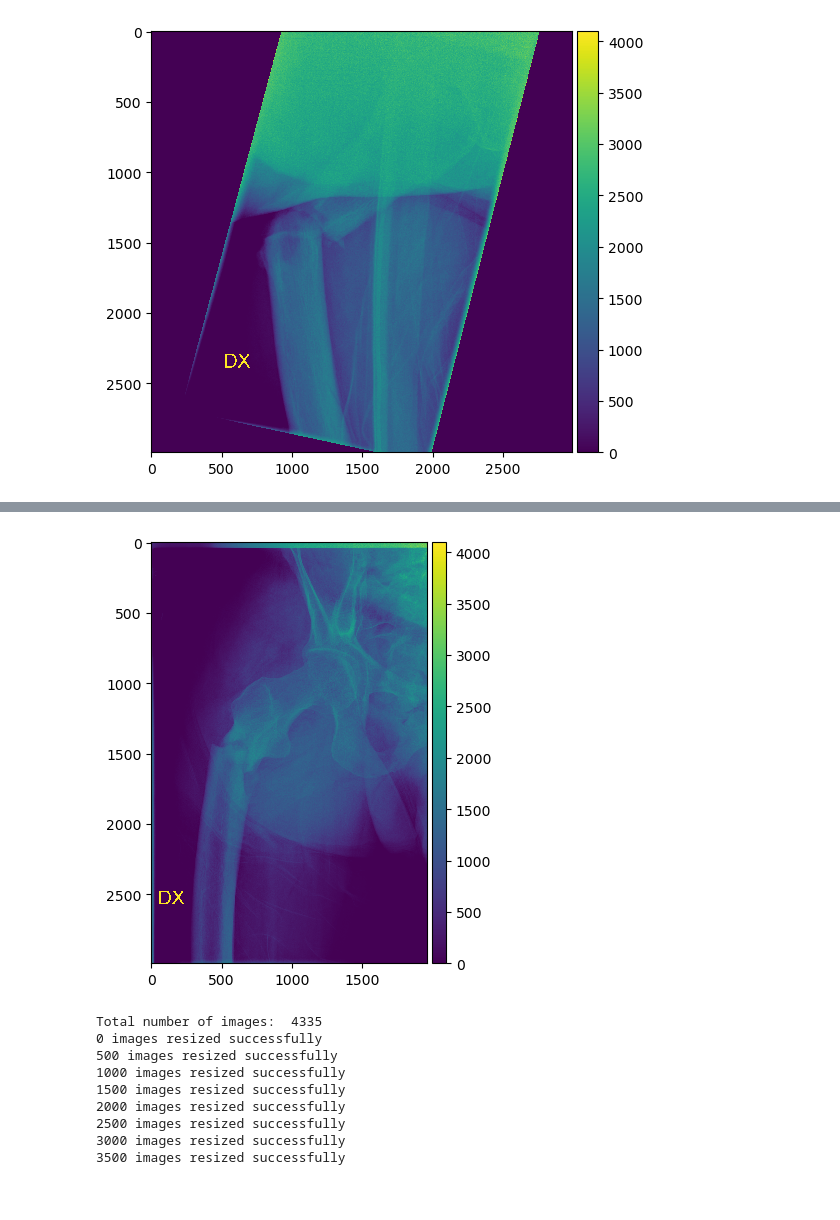
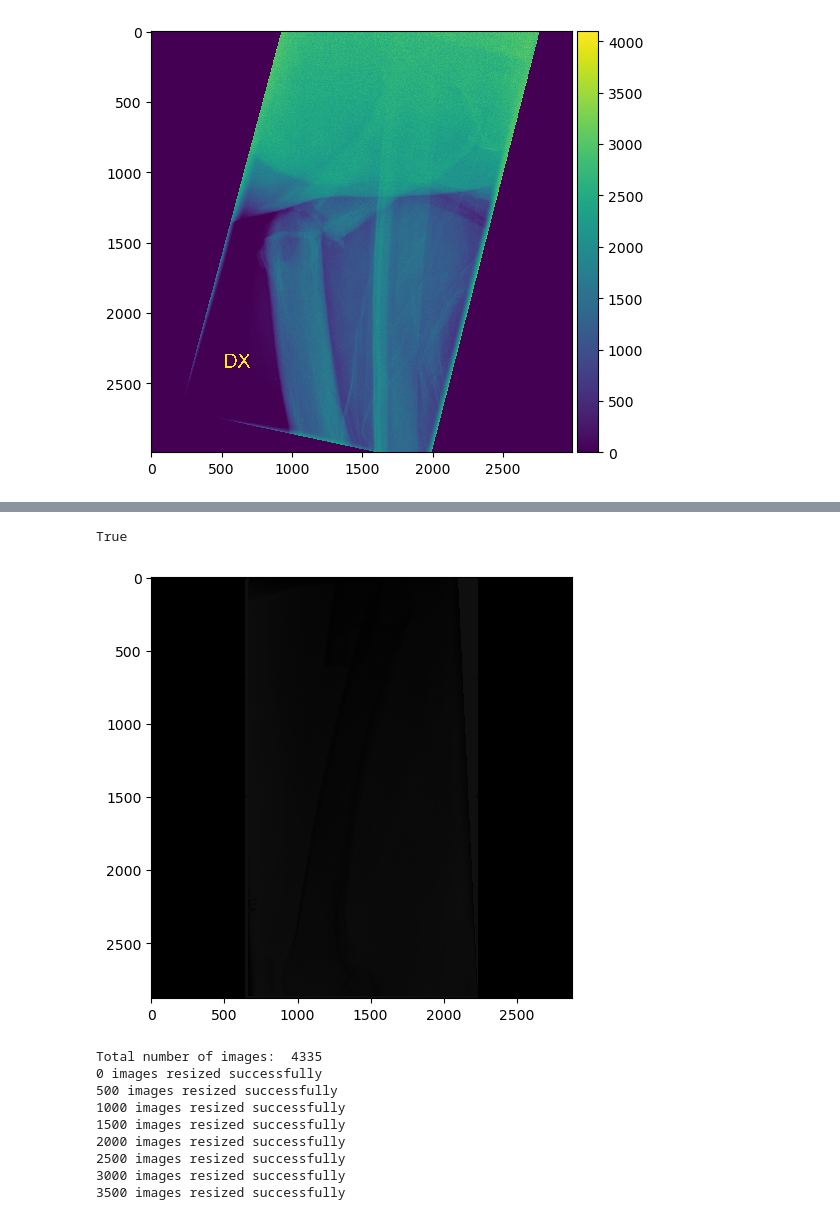
Before and after one commit to chayansraj/Vision-Transformer-Research, a Jupyter notebook: image_analysis.ipynb, the cells around one changed output, grey strips where cells are left out. Drawn from its saved outputs; the diff is of its cells as text; code cells hidden in the pictures.

Commit message:
image resize

```diff
--- a/image_analysis.ipynb
+++ b/image_analysis.ipynb
@@ -50,9 +77,13 @@ io.show()
+# %%
+cv2.imwrite('resized.png', squared_image)
+# %% [output]
+True
 # %%
-img = cv2.imread("AFF_large/patient_1215_AFF_class_1_modality_CR_scanoccasion_0_imagenumber_3.png", cv2.IMREAD_UNCHANGED)
+img = cv2.imread("resized.png", cv2.IMREAD_UNCHANGED)
 io.imshow(img)
 io.show()
 # %% [output]
-[figure, old version]
+[figure, new version]
 # %%
 image_names = os.listdir('../AFF_large')
 # %%
```
Also changed, not shown: parts of 4 cells of this notebook, 1 other file.
